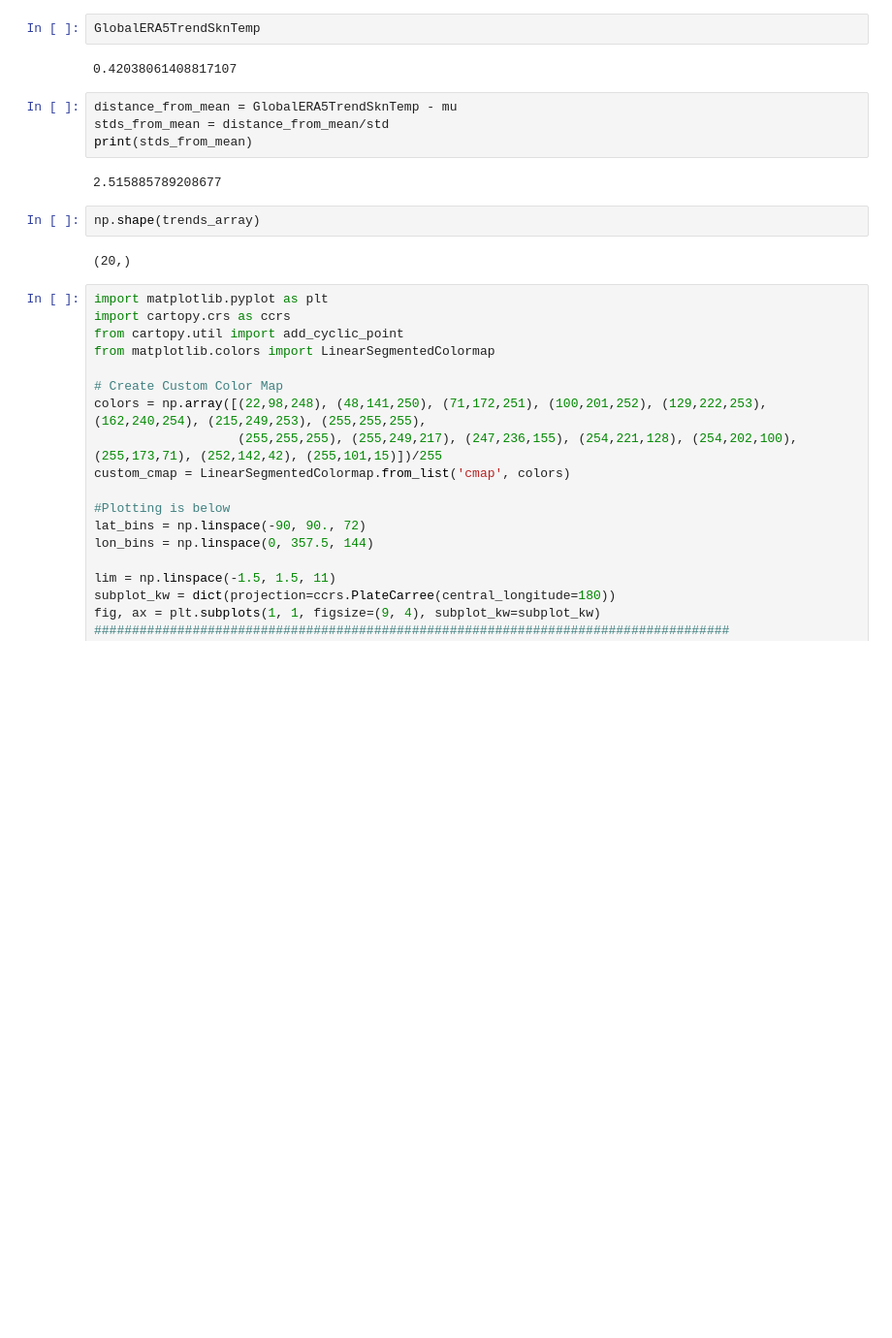
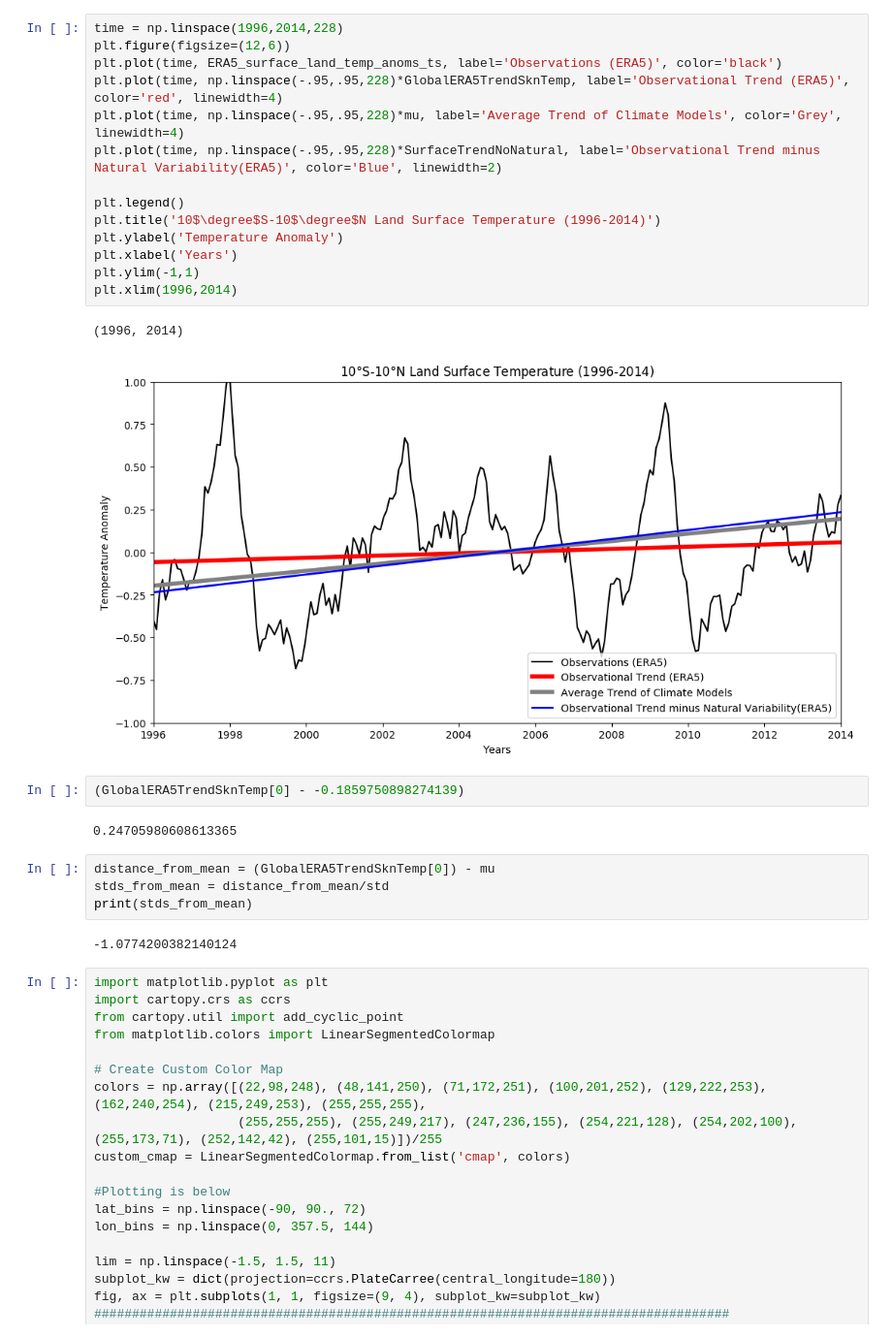
Before and after one commit to AodhanSweeney/SurfaceTrendLearing, a Jupyter notebook: Motivation/MotivatingFigures.ipynb, the cells around one changed output. Shown at 97% size. Cells and saved outputs as stored; diff of their text form; blank space fills up the shorter version.

```diff
--- a/Motivation/MotivatingFigures.ipynb
+++ b/Motivation/MotivatingFigures.ipynb
@@ -98,17 +135,30 @@ plt.legend()
-# %%
-GlobalERA5TrendSknTemp
-# %% [output]
-0.42038061408817107
+# %%
+time = np.linspace(1996,2014,228)
+plt.figure(figsize=(12,6))
+plt.plot(time, ERA5_surface_land_temp_anoms_ts, label='Observations (ERA5)', color='black')
+plt.plot(time, np.linspace(-.95,.95,228)*GlobalERA5TrendSknTemp, label='Observational Trend (ERA5)', color='red', linewidth=4)
+plt.plot(time, np.linspace(-.95,.95,228)*mu, label='Average Trend of Climate Models', color='Grey', linewidth=4)
+plt.plot(time, np.linspace(-.95,.95,228)*SurfaceTrendNoNatural, label='Observational Trend minus Natural Variability(ERA5)', color='Blue', linewidth=2)
+
+plt.legend()
+plt.title('10$\degree$S-10$\degree$N Land Surface Temperature (1996-2014)')
+plt.ylabel('Temperature Anomaly')
+plt.xlabel('Years')
+plt.ylim(-1,1)
+plt.xlim(1996,2014)
+# %% [output]
+(1996, 2014)
+[figure, added]
+# %%
+(GlobalERA5TrendSknTemp[0] - -0.1859750898274139)
+# %% [output]
+0.24705980608613365
 # %%
-distance_from_mean = GlobalERA5TrendSknTemp - mu
+distance_from_mean = (GlobalERA5TrendSknTemp[0]) - mu
 stds_from_mean = distance_from_mean/std
 print(stds_from_mean)
 # %% [output]
-2.515885789208677
+-1.0774200382140124
-# %%
-np.shape(trends_array)
-# %% [output]
-(20,)
 # %%
 import matplotlib.pyplot as plt
 import cartopy.crs as ccrs
```
Also changed, not shown: parts of 5 cells of this notebook, 3 other files.
